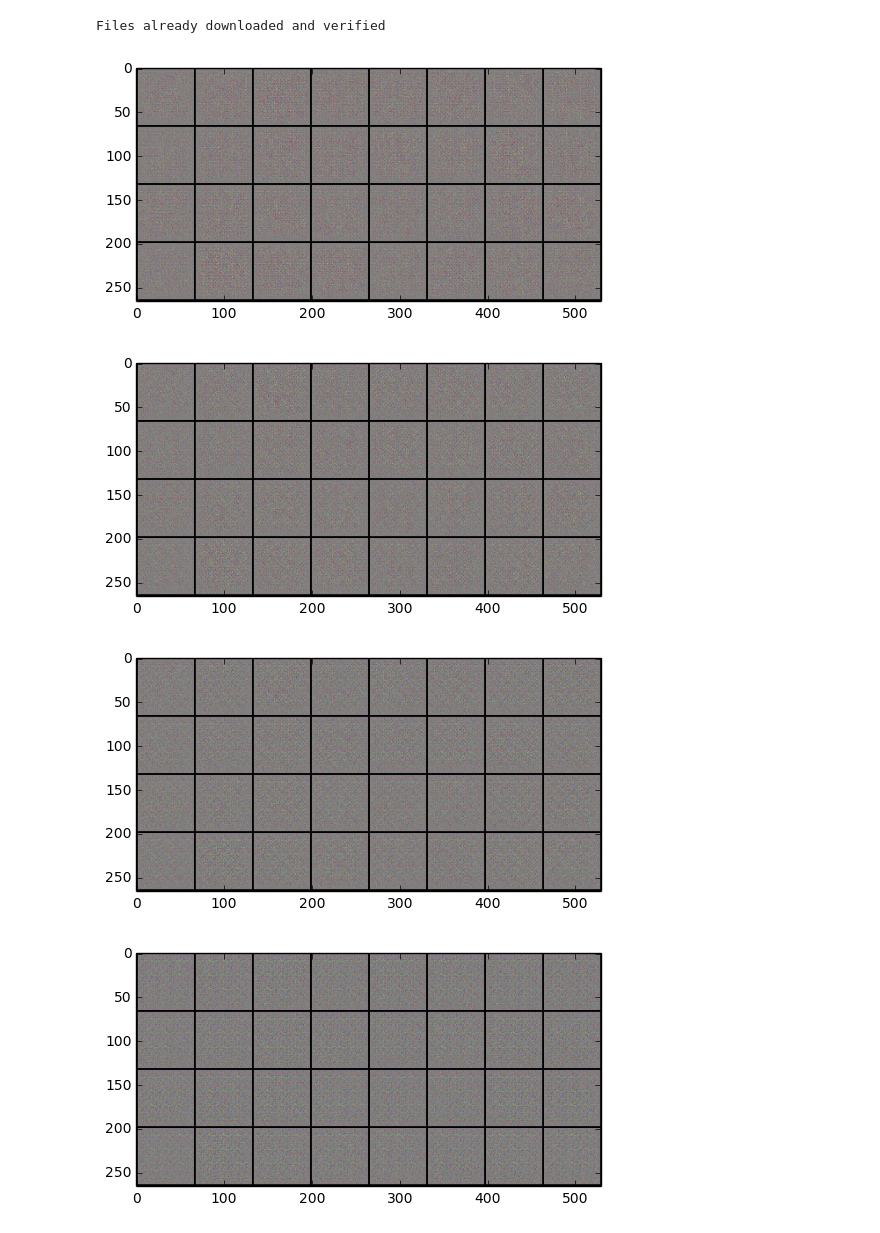
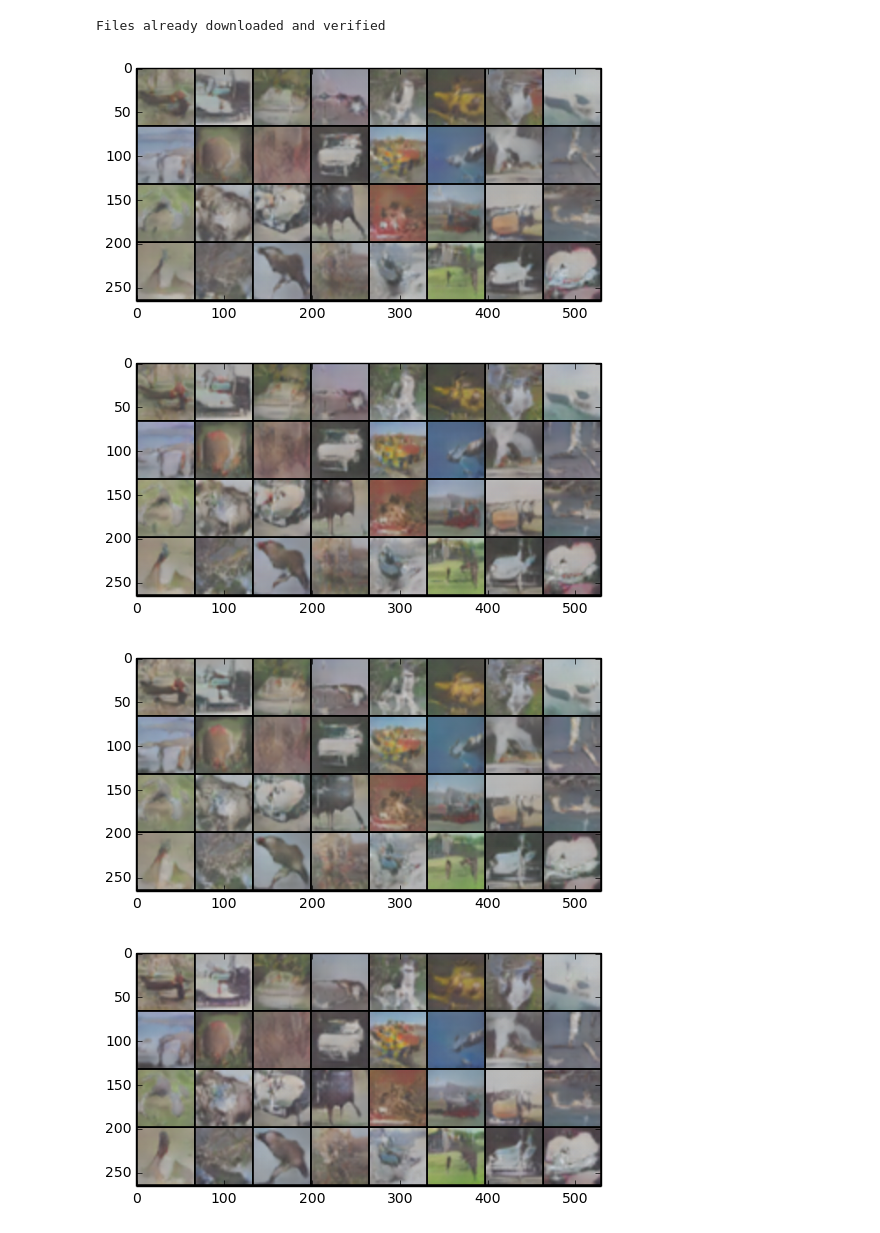
Before and after one commit to guanfuchen/statistics_model, a Jupyter notebook: gan/dcgan_pytorch.ipynb, the cells around one changed output. Saved outputs shown, nothing was run; the diff lists cells and outputs as text; code cells hidden in the pictures.

```diff
--- a/gan/dcgan_pytorch.ipynb
+++ b/gan/dcgan_pytorch.ipynb
@@ -15,3 +15,5 @@ import os
 # %%
 # nn.ConvTranspose2d?
 # transforms.Normalize?
+# %%
+use_gpu = torch.cuda.is_available()
@@ -80,6 +86,12 @@ optimizer_d = optim.Adam(netd.parameters(), lr=0.0002)
 criterion = nn.BCELoss() # binary cross entropy
 # %%
 fixed_noise = Variable(torch.FloatTensor(batch_size, noise_size, 1, 1).normal_(0, 1))
+# %%
+if use_gpu:
+    netg = netg.cuda()
+    netd = netd.cuda()
+    criterion = criterion.cuda()
+    fixed_noise = fixed_noise.cuda()
 # %%
 fixed_noise.data.size()
 # %% [output]
@@ -99,11 +111,18 @@ dataloader = torch.utils.data.DataLoader(dataset, batch_size, shuffle=True)
 # %%
 for epoch in range(10):
     # 加载图像和label（这里不需要）
-    for real_image_batch, _ in dataloader:
+    for batch_time, (real_image_batch, _) in enumerate(dataloader):
 #         print(real_image_batch.size())
+        # 防止最后个数不够batch_size大小
+        if real_image_batch.size()[0] != batch_size:
+            break
         real_image_batch_var = Variable(real_image_batch)
         real_label_var = Variable(torch.ones(batch_size)) # 1 for real image 0 for fake image
         noise_batch_var = Variable(torch.randn((batch_size, noise_size, 1, 1)))
+        if use_gpu:
+            real_image_batch_var = real_image_batch_var.cuda()
+            real_label_var = real_label_var.cuda()
+            noise_batch_var = noise_batch_var.cuda()
 #         print('noise_batch_var.shape:', noise_batch_var.data.size())
 
         # 训练netd
@@ -112,36 +131,41 @@ for epoch in range(10):
         # 最后的输出是多维
         real_image_pred_var = netd(real_image_batch_var).squeeze()
 #         print('real_image_pred_var.shape:', real_image_pred_var.data.size())
         real_error_d = criterion(real_image_pred_var, real_label_var)
         real_error_d.backward()
 
         fake_image_batch_var = netg(noise_batch_var).detach()
 #         print('fake_image_batch_var.shape:', fake_image_batch_var.data.size())
         fake_image_pred_var = netd(fake_image_batch_var).squeeze()
         fake_label_var = Variable(torch.zeros(batch_size))
+        if use_gpu:
+            fake_label_var = fake_label_var.cuda()
         fake_error_d = criterion(fake_image_pred_var, fake_label_var)
         fake_error_d.backward()
 
         optimizer_d.step()
 
         # 训练netg
         optimizer_g.zero_grad()
         fake_image_batch_var = netg(noise_batch_var)
         fake_label_var = Variable(torch.ones(batch_size)) #使得netd误认为fake为1，即real image
+        if use_gpu:
+            fake_label_var = fake_label_var.cuda()
         fake_image_pred_var = netd(fake_image_batch_var).squeeze()
         fake_error_g = criterion(fake_image_pred_var, fake_label_var)
         fake_error_g.backward()
 
         optimizer_g.step()
-        break
+#         if batch_time==10:
+#             break
 
     if epoch%2==0:
         fixed_noise_pred_var = netg(fixed_noise)
-        imgs_var_np = torchvision.utils.make_grid(fixed_noise_pred_var.data*0.5+0.5).permute(1,2,0).numpy()
+        imgs_var_np = torchvision.utils.make_grid(fixed_noise_pred_var.data*0.5+0.5).cpu().permute(1,2,0).numpy()
         plt.imshow(imgs_var_np)
         plt.show()
 # %% [output]
-[figure, old version]
+[figure, new version]
-[figure, old version]
+[figure, new version]
-[figure, old version]
+[figure, new version]
-[figure, old version]
+[figure, new version]
```
Also changed, not shown: parts of 2 cells of this notebook.
